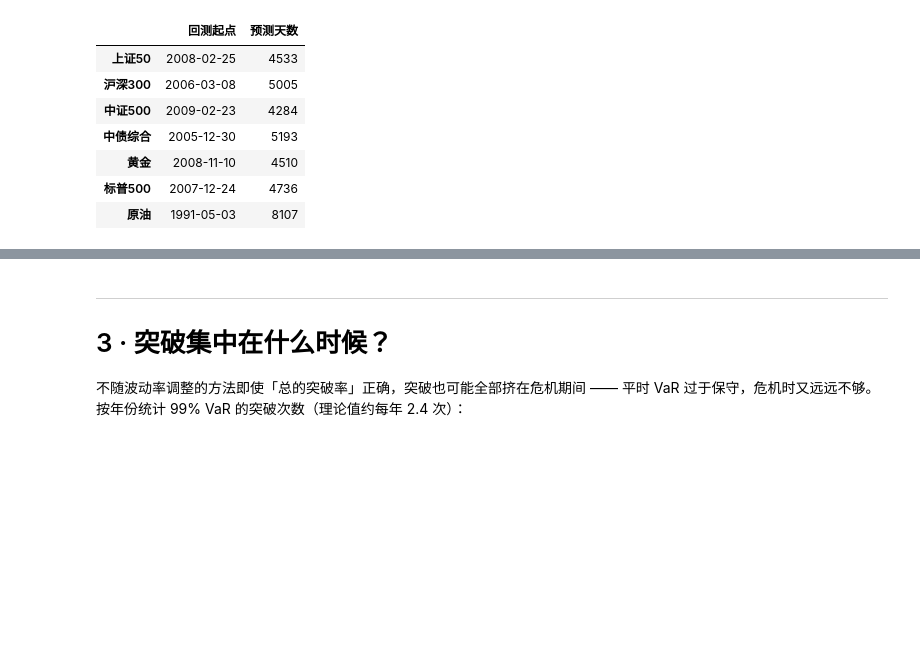
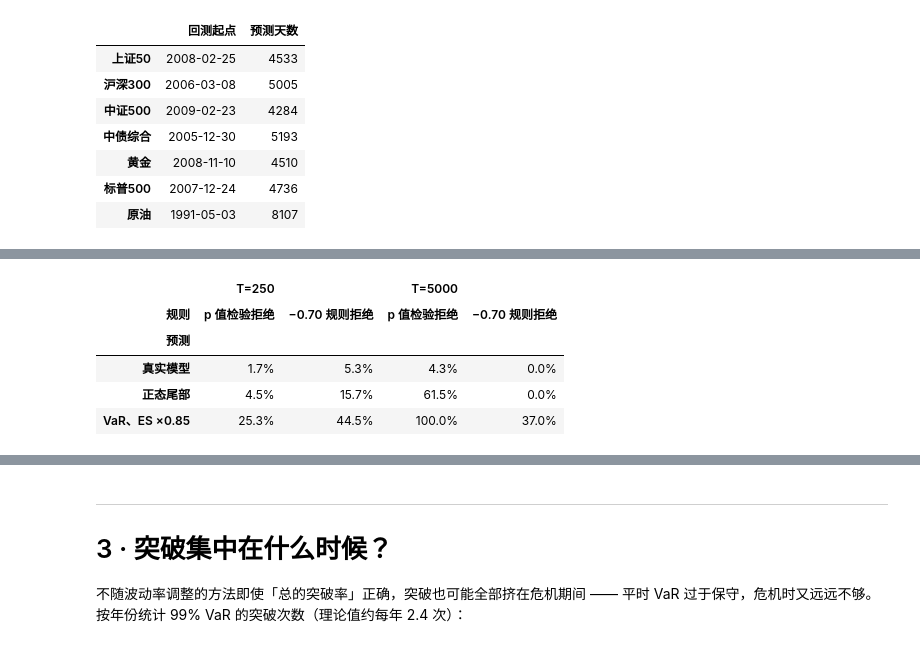
Before and after one commit to lshangro-png/tail-risk-cn, a Jupyter notebook: studies/01_single_asset_tail/single_asset_tail.ipynb, the cells around one changed output, grey strips where cells are left out. Cells and saved outputs as stored; diff of their text form; code cells hidden in the pictures; blank space fills up the shorter version.

```diff
--- a/studies/01_single_asset_tail/single_asset_tail.ipynb
+++ b/studies/01_single_asset_tail/single_asset_tail.ipynb
@@ -189,0 +207,39 @@ summary.style.format({"实际损失/预测ES 中位数": "{:.2f}", "99% VaR 突
+# %%
+from scipy.stats import t as student_t
+
+def z2_mc(T, n_rep=1000, a=0.025, nu=5, seed=0, burn=500):
+    rng = np.random.default_rng(seed)
+    k = np.sqrt((nu - 2) / nu)                                   # t(ν) 标准化为单位方差
+    q = student_t.ppf(a, nu)
+    var_t = -k * q
+    es_t = k * student_t.pdf(q, nu) / a * (nu + q ** 2) / (nu - 1)
+    var_n, es_n = norm.ppf(1 - a), norm.pdf(norm.ppf(1 - a)) / a
+    rows = []
+    for _ in range(n_rep):
+        z = rng.standard_t(nu, T + burn) * k
+        h = np.empty(T + burn); x = np.empty(T + burn); h[0] = 1.0
+        for t in range(T + burn):
+            if t:
+                h[t] = 0.02 + 0.08 * x[t - 1] ** 2 + 0.90 * h[t - 1]
+            x[t] = np.sqrt(h[t]) * z[t]
+        x, s = x[burn:], np.sqrt(h[burn:])
+        out = {}
+        for name, v, e in [("真实模型", var_t * s, es_t * s), ("正态尾部", var_n * s, es_n * s),
+                           ("VaR、ES ×0.85", 0.85 * var_t * s, 0.85 * es_t * s)]:
+            z2, _, p_asy, _ = z2_test(x, v, e, a, n_boot=1)
+            out[(name, "−0.70 规则拒绝")] = z2 < -0.70
+            out[(name, "p 值检验拒绝")] = p_asy < 0.05
+        rows.append(out)
+    return pd.DataFrame(rows).mean()
+
+MC = pd.DataFrame({f"T={T}": z2_mc(T, seed=T) for T in (250, 5000)})
+MC.index = pd.MultiIndex.from_tuples(MC.index, names=["预测", "规则"])
+MC = MC.unstack("规则").reindex(["真实模型", "正态尾部", "VaR、ES ×0.85"])
+MC.style.format("{:.1%}")
+# %% [output]
+|  | T=250 |  | T=5000 |  |
+| 规则 | p 值检验拒绝 | −0.70 规则拒绝 | p 值检验拒绝 | −0.70 规则拒绝 |
+| 预测 |  |  |  |  |
+| 真实模型 | 1.7% | 5.3% | 4.3% | 0.0% |
+| 正态尾部 | 4.5% | 15.7% | 61.5% | 0.0% |
+| VaR、ES ×0.85 | 25.3% | 44.5% | 100.0% | 37.0% |
```
Also changed, not shown: parts of 12 cells of this notebook, 22 other files.
